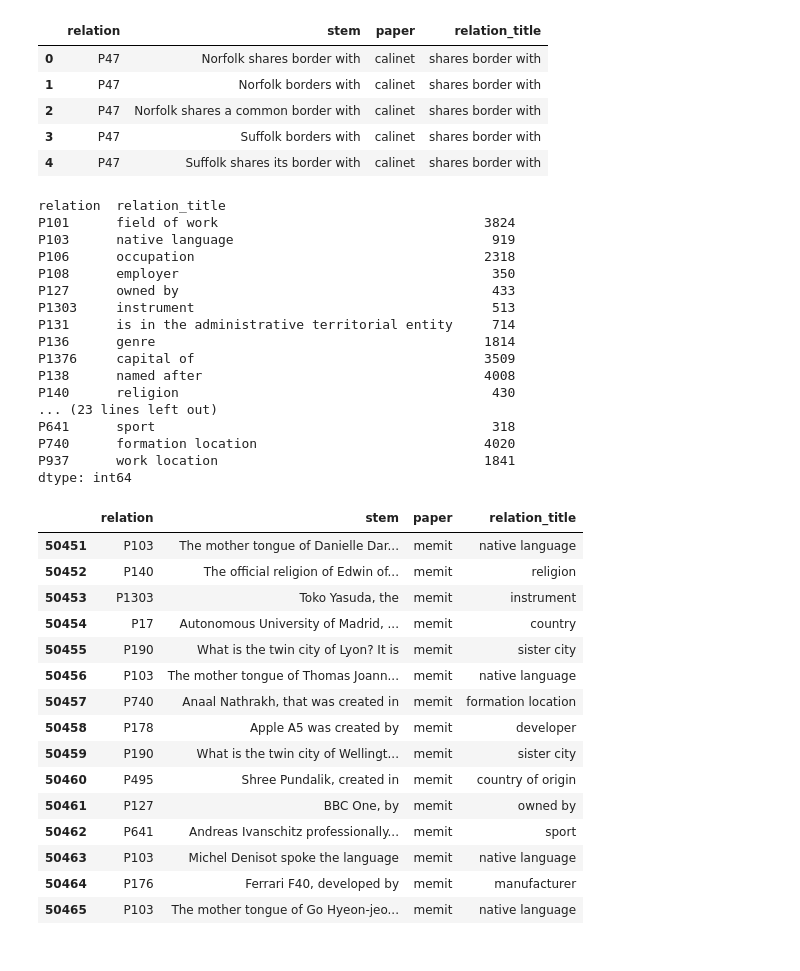
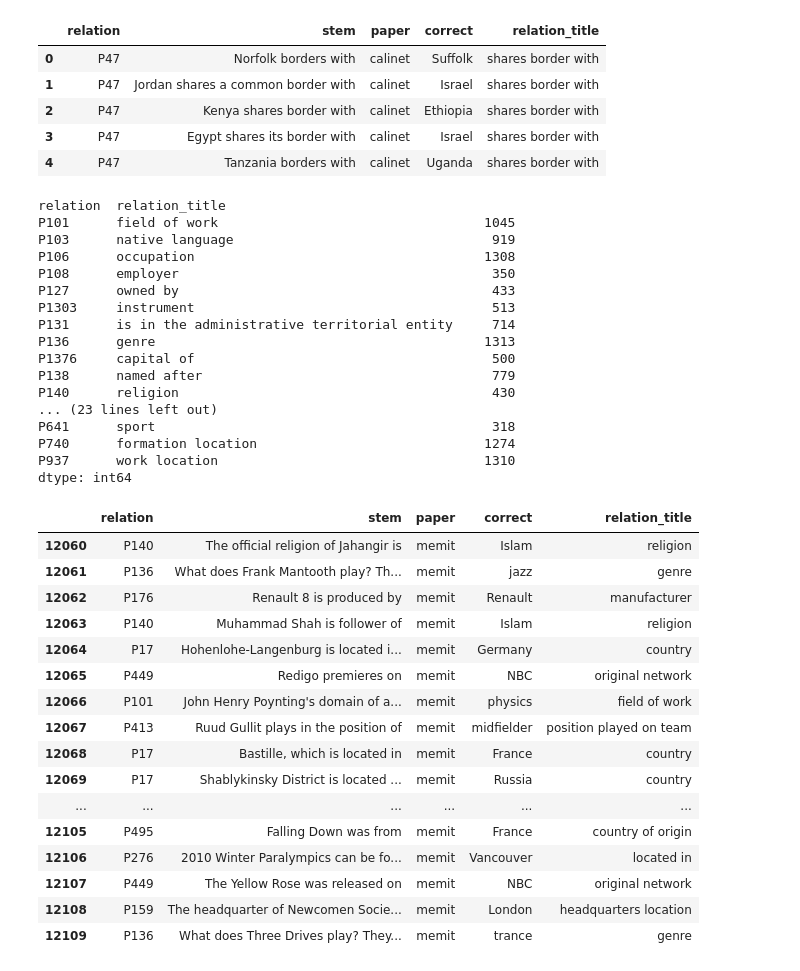
Before and after one commit to daniel-furman/polyglot-or-not, a Jupyter notebook: notebooks/prompt_and_relation_aggregation.ipynb, the cells around one changed output. Saved outputs shown, nothing was run; the diff lists cells and outputs as text; code cells hidden in the pictures.

```diff
--- a/notebooks/prompt_and_relation_aggregation.ipynb
+++ b/notebooks/prompt_and_relation_aggregation.ipynb
@@ -22,6 +17,8 @@ stems_used = []
 relations_used = list(calinet_df['relation'].values)
 # %%
 stems_used = list(calinet_df['stem'].values)
+# %%
+correct = list(calinet_df['true'])
 # %%
 paper = ['calinet'] * len(stems_used)
 # %%
@@ -44,8 +34,9 @@ for k in range(rome_df.shape[0]):
     paper.append('memit')
     stems_used.append(data_rome[k]['requested_rewrite']['prompt'].replace('{}', data_rome[k]['requested_rewrite']['subject']))
     relations_used.append(rome_df['requested_rewrite'][k]['relation_id'])
+    correct.append(rome_df['requested_rewrite'][k]['target_true']['str'])
 # %%
-agg_df = pd.DataFrame({'relation': relations_used, 'stem': stems_used, 'paper': paper})
+agg_df = pd.DataFrame({'relation': relations_used, 'stem': stems_used, 'paper': paper, 'correct': correct})
 # %%
 relation_ids = list(set(agg_df['relation']))
 # %%
@@ -68,48 +59,49 @@ agg_df['relation_title'] = relation_titles_full
 # %%
 agg_df.head()
 # %% [output]
-|  | relation | stem | paper | relation_title |
-| 0 | P47 | Norfolk shares border with | calinet | shares border with |
-| 1 | P47 | Norfolk borders with | calinet | shares border with |
-| 2 | P47 | Norfolk shares a common border with | calinet | shares border with |
-| 3 | P47 | Suffolk borders with | calinet | shares border with |
-| 4 | P47 | Suffolk shares its border with | calinet | shares border with |
+|  | relation | stem | paper | correct | relation_title |
+| 0 | P47 | Norfolk borders with | calinet | Suffolk | shares border with |
+| 1 | P47 | Jordan shares a common border with | calinet | Israel | shares border with |
+| 2 | P47 | Kenya shares border with | calinet | Ethiopia | shares border with |
+| 3 | P47 | Egypt shares its border with | calinet | Israel | shares border with |
+| 4 | P47 | Tanzania borders with | calinet | Uganda | shares border with |
 # %%
 agg_df.groupby(["relation", "relation_title"]).size()
 # %% [output]
 relation  relation_title
-P101      field of work                                  3824
+P101      field of work                                  1045
 P103      native language                                 919
-P106      occupation                                     2318
+P106      occupation                                     1308
 P108      employer                                        350
 P127      owned by                                        433
 P1303     instrument                                      513
 P131      is in the administrative territorial entity     714
-P136      genre                                          1814
-P1376     capital of                                     3509
-P138      named after                                    4008
+P136      genre                                          1313
+P1376     capital of                                      500
+P138      named after                                     779
 P140      religion                                        430
 ... (23 lines left out)
 P641      sport                                           318
-P740      formation location                             4020
-P937      work location                                  1841
+P740      formation location                             1274
+P937      work location                                  1310
 dtype: int64
 # %%
-agg_df[agg_df['paper'] == 'memit'][:15]
+agg_df[agg_df['paper'] == 'memit'][150:200]
 # %% [output]
-|  | relation | stem | paper | relation_title |
-| 50451 | P103 | The mother tongue of Danielle Dar... | memit | native language |
-| 50452 | P140 | The official religion of Edwin of... | memit | religion |
-| 50453 | P1303 | Toko Yasuda, the | memit | instrument |
-| 50454 | P17 | Autonomous University of Madrid, ... | memit | country |
-| 50455 | P190 | What is the twin city of Lyon? It is | memit | sister city |
-| 50456 | P103 | The mother tongue of Thomas Joann... | memit | native language |
-| 50457 | P740 | Anaal Nathrakh, that was created in | memit | formation location |
-| 50458 | P178 | Apple A5 was created by | memit | developer |
-| 50459 | P190 | What is the twin city of Wellingt... | memit | sister city |
-| 50460 | P495 | Shree Pundalik, created in | memit | country of origin |
-| 50461 | P127 | BBC One, by | memit | owned by |
-| 50462 | P641 | Andreas Ivanschitz professionally... | memit | sport |
-| 50463 | P103 | Michel Denisot spoke the language | memit | native language |
-| 50464 | P176 | Ferrari F40, developed by | memit | manufacturer |
-| 50465 | P103 | The mother tongue of Go Hyeon-jeo... | memit | native language |
+|  | relation | stem | paper | correct | relation_title |
+| 12060 | P140 | The official religion of Jahangir is | memit | Islam | religion |
+| 12061 | P136 | What does Frank Mantooth play? Th... | memit | jazz | genre |
+| 12062 | P176 | Renault 8 is produced by | memit | Renault | manufacturer |
+| 12063 | P140 | Muhammad Shah is follower of | memit | Islam | religion |
+| 12064 | P17 | Hohenlohe-Langenburg is located i... | memit | Germany | country |
+| 12065 | P449 | Redigo premieres on | memit | NBC | original network |
+| 12066 | P101 | John Henry Poynting's domain of a... | memit | physics | field of work |
+| 12067 | P413 | Ruud Gullit plays in the position of | memit | midfielder | position played on team |
+| 12068 | P17 | Bastille, which is located in | memit | France | country |
+| 12069 | P17 | Shablykinsky District is located ... | memit | Russia | country |
+| ... | ... | ... | ... | ... | ... |
+| 12105 | P495 | Falling Down was from | memit | France | country of origin |
+| 12106 | P276 | 2010 Winter Paralympics can be fo... | memit | Vancouver | located in |
+| 12107 | P449 | The Yellow Rose was released on | memit | NBC | original network |
+| 12108 | P159 | The headquarter of Newcomen Socie... | memit | London | headquarters location |
+| 12109 | P136 | What does Three Drives play? They... | memit | trance | genre |
```
Also changed, not shown: parts of 5 cells of this notebook.
